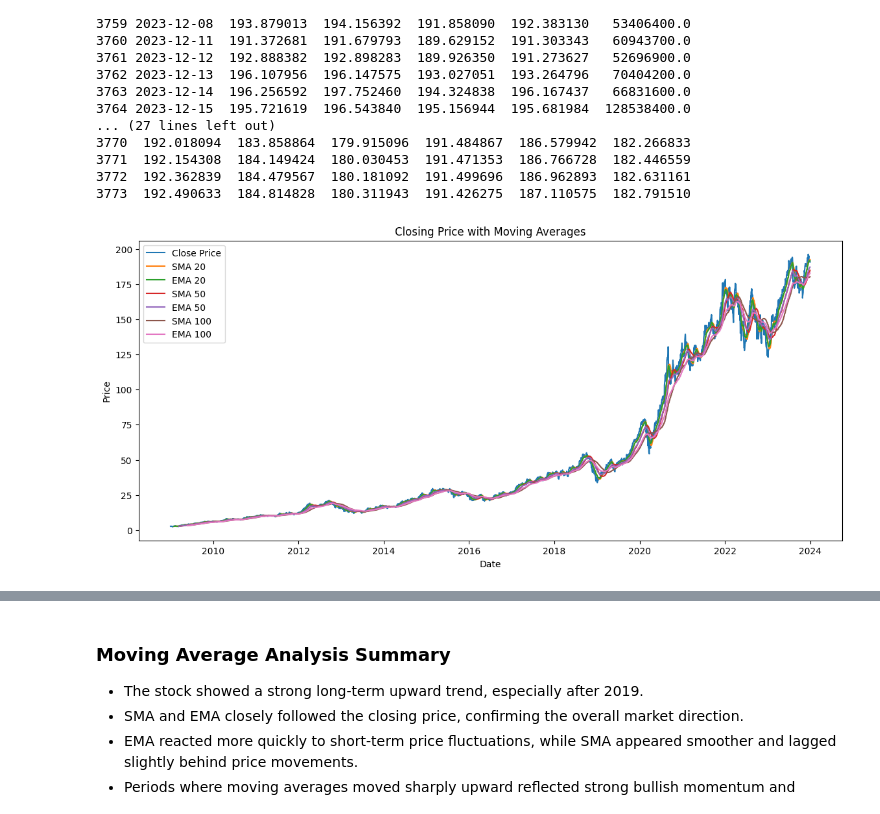
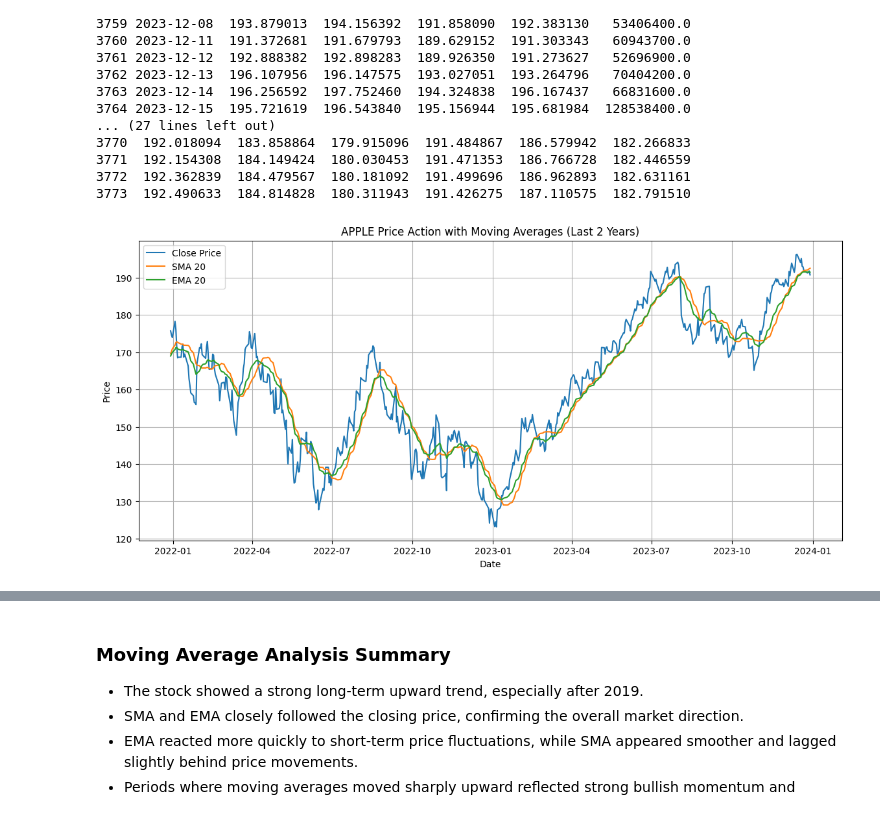
Before and after one commit to bemnetne/Predicting_Price_Moves, a Jupyter notebook: notebooks/AAPL.ipynb, the cells around one changed output, grey strips where cells are left out. Saved outputs shown, nothing was run; the diff lists cells and outputs as text; code cells hidden in the pictures.

```diff
--- a/notebooks/AAPL.ipynb
+++ b/notebooks/AAPL.ipynb
@@ -108,25 +109,9 @@ print(df.tail(20))
 3772  192.362839  184.479567  180.181092  191.499696  186.962893  182.631161
 3773  192.490633  184.814828  180.311943  191.426275  187.110575  182.791510
 # %%
-import matplotlib.pyplot as plt
-
-plt.figure(figsize=(14,6))
-
-plt.plot(df['Date'], df['Close'], label='Close Price')
-
-plt.plot(df['Date'], df['SMA_20'], label='SMA 20')
-plt.plot(df['Date'], df['EMA_20'], label='EMA 20')
-plt.plot(df['Date'], df['SMA_50'], label='SMA 50')
-plt.plot(df['Date'], df['EMA_50'], label='EMA 50')
-plt.plot(df['Date'], df['SMA_100'], label='SMA 100')
-plt.plot(df['Date'], df['EMA_100'], label='EMA 100')
-plt.xlabel("Date")
-plt.ylabel("Price")
-
-plt.title("Closing Price with Moving Averages")
-
-plt.legend()
-
-plt.show()
+plot_price_with_moving_averages(
+    df,
+    ticker='APPLE'
+)
 # %% [output]
-[figure, old version]
+[figure, new version]
```
Also changed, not shown: parts of 13 cells of this notebook, 9 other files.
